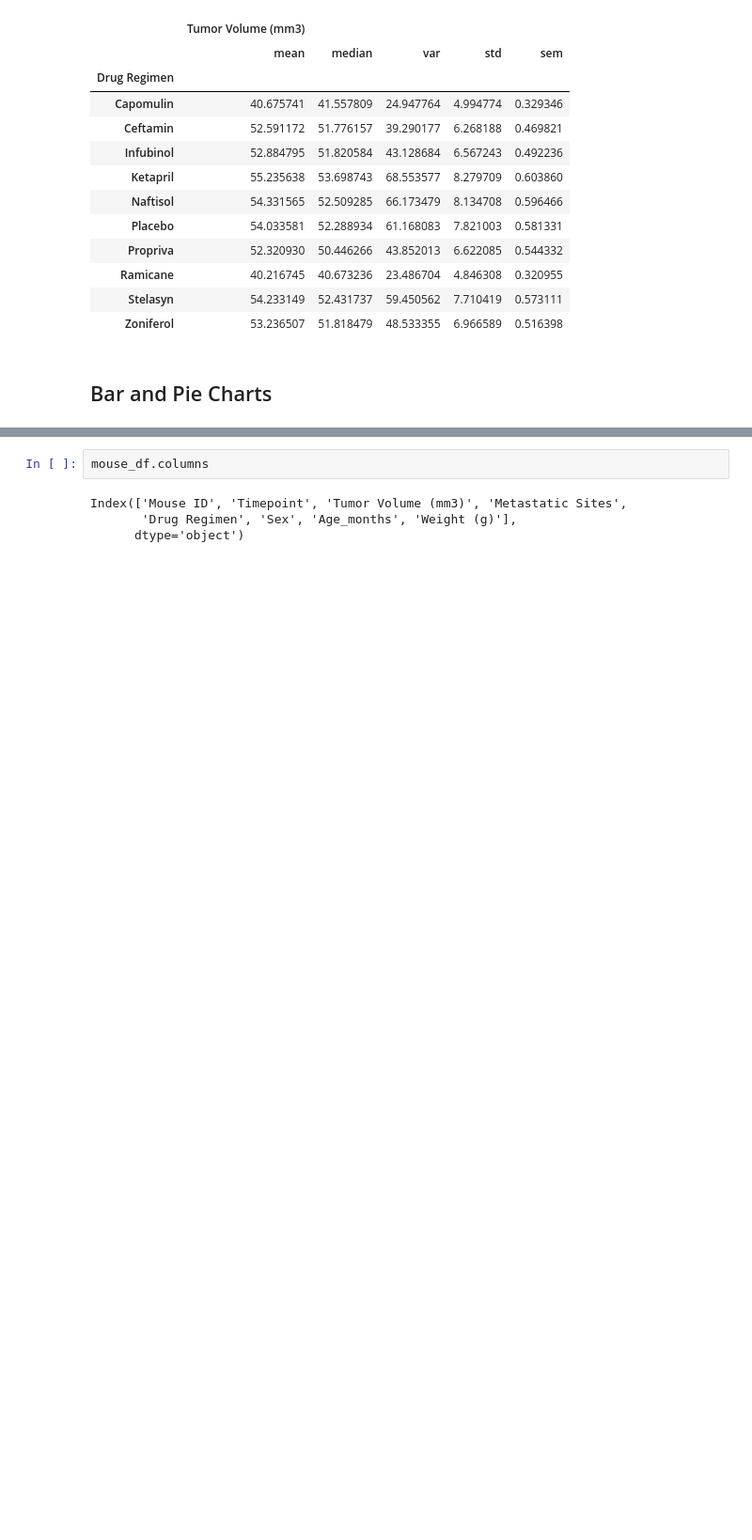
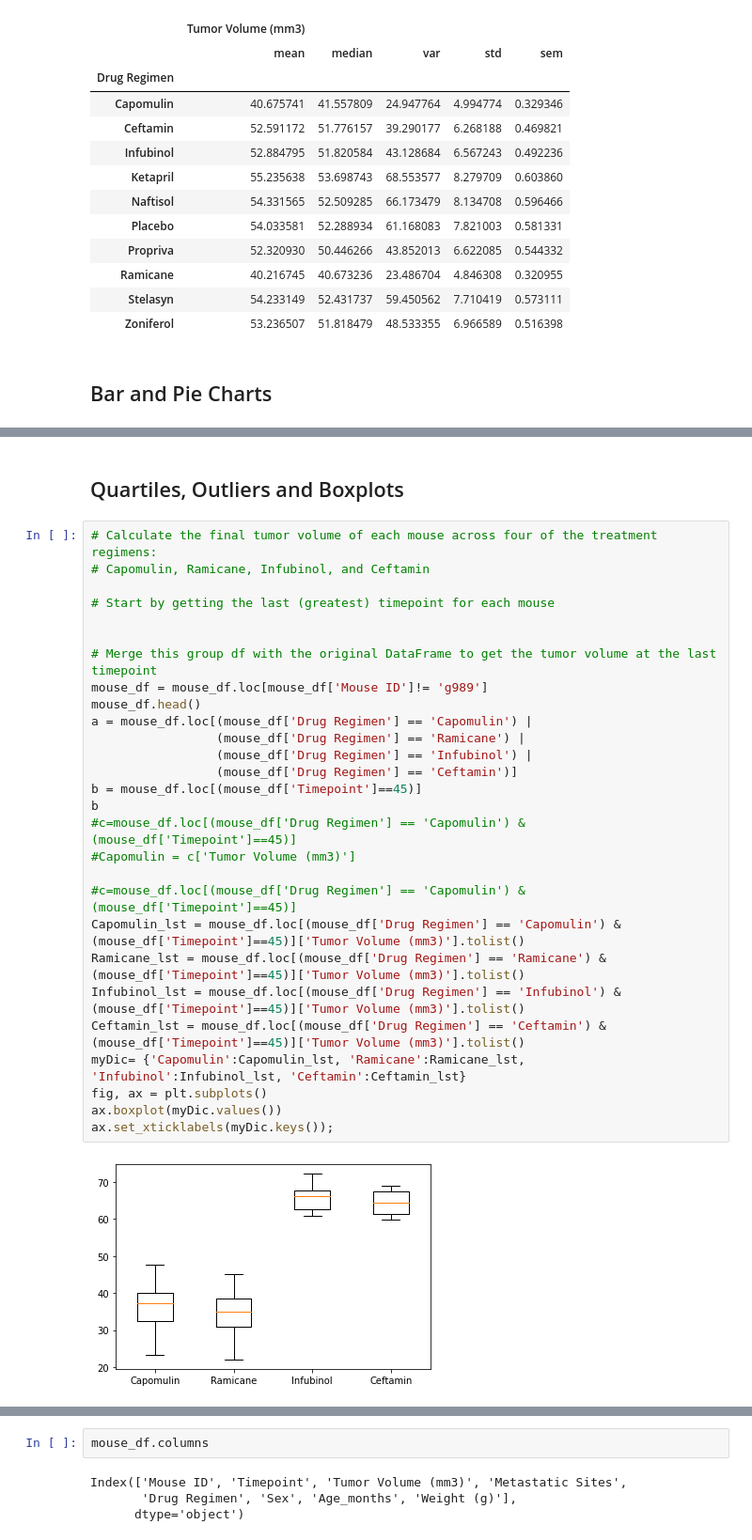
Before and after one commit to JeffPinegar/Python_ManCeuticals, a Jupyter notebook: JSP Pymaceuticals_starter.ipynb, the cells around one changed output, grey strips where cells are left out. Shown at 94% size. Saved outputs shown, nothing was run; the diff lists cells and outputs as text; blank space fills up the shorter version.

```diff
--- a/JSP Pymaceuticals_starter.ipynb
+++ b/JSP Pymaceuticals_starter.ipynb
@@ -172,0 +230,32 @@ mouse_tumor_stats_df.head(20)
+# %% [markdown]
+## Quartiles, Outliers and Boxplots
+# %%
+# Calculate the final tumor volume of each mouse across four of the treatment regimens:
+# Capomulin, Ramicane, Infubinol, and Ceftamin
+
+# Start by getting the last (greatest) timepoint for each mouse
+
+
+# Merge this group df with the original DataFrame to get the tumor volume at the last timepoint
+mouse_df = mouse_df.loc[mouse_df['Mouse ID']!= 'g989']
+mouse_df.head()
+a = mouse_df.loc[(mouse_df['Drug Regimen'] == 'Capomulin') |
+                 (mouse_df['Drug Regimen'] == 'Ramicane') |
+                 (mouse_df['Drug Regimen'] == 'Infubinol') |
+                 (mouse_df['Drug Regimen'] == 'Ceftamin')]
+b = mouse_df.loc[(mouse_df['Timepoint']==45)]
+b
+#c=mouse_df.loc[(mouse_df['Drug Regimen'] == 'Capomulin') & (mouse_df['Timepoint']==45)]
+#Capomulin = c['Tumor Volume (mm3)']
+
+#c=mouse_df.loc[(mouse_df['Drug Regimen'] == 'Capomulin') & (mouse_df['Timepoint']==45)]
+Capomulin_lst = mouse_df.loc[(mouse_df['Drug Regimen'] == 'Capomulin') & (mouse_df['Timepoint']==45)]['Tumor Volume (mm3)'].tolist()
+Ramicane_lst = mouse_df.loc[(mouse_df['Drug Regimen'] == 'Ramicane') & (mouse_df['Timepoint']==45)]['Tumor Volume (mm3)'].tolist()
+Infubinol_lst = mouse_df.loc[(mouse_df['Drug Regimen'] == 'Infubinol') & (mouse_df['Timepoint']==45)]['Tumor Volume (mm3)'].tolist()
+Ceftamin_lst = mouse_df.loc[(mouse_df['Drug Regimen'] == 'Ceftamin') & (mouse_df['Timepoint']==45)]['Tumor Volume (mm3)'].tolist()
+myDic= {'Capomulin':Capomulin_lst, 'Ramicane':Ramicane_lst, 'Infubinol':Infubinol_lst, 'Ceftamin':Ceftamin_lst}
+fig, ax = plt.subplots()
+ax.boxplot(myDic.values())
+ax.set_xticklabels(myDic.keys());
+# %% [output]
+[figure, added]
```
Also changed, not shown: parts of 14 cells of this notebook, 1 other file.
